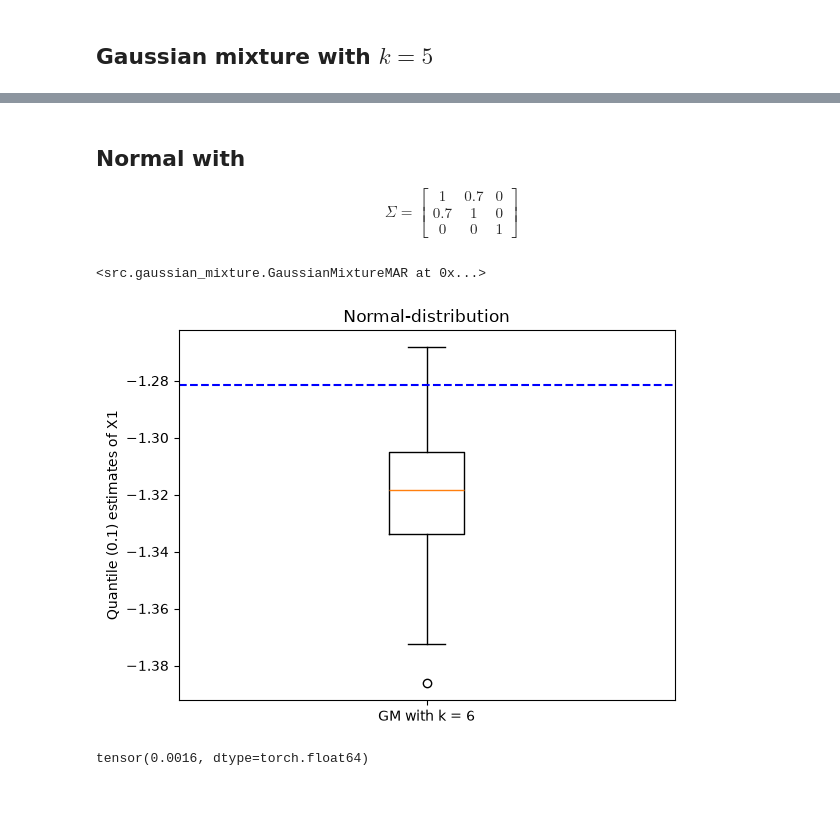
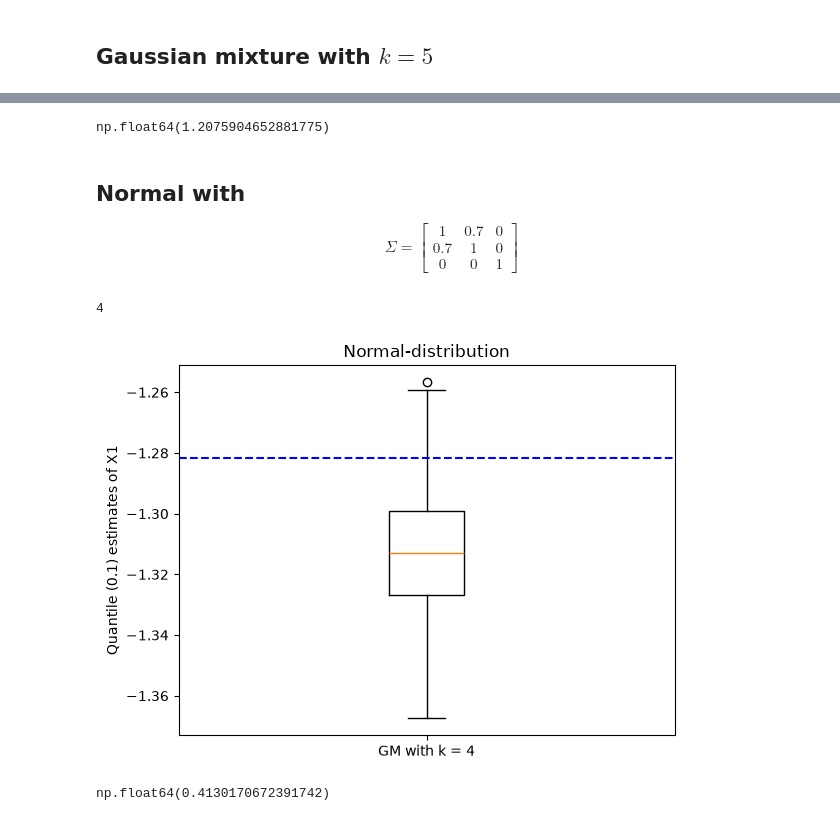
Before and after one commit to huimin-hu-stat/MAR, a Jupyter notebook: simulation.ipynb, the cells around one changed output, grey strips where cells are left out. Saved outputs shown, nothing was run; the diff lists cells and outputs as text; code cells hidden in the pictures.

```diff
--- a/simulation.ipynb
+++ b/simulation.ipynb
@@ -66,11 +72,4 @@ def true_quantile(dist, q=0.1, mu=None, sigma=None, pi=None, tol=1e-6, max_iter=
 # %%
-# GMM settings
-cov_type = 'id' # diag, id, uni_diag, uni_id
-n_k = 10
-start = 0
-step = 1
-n_mc = 100
-n_samples = 3000
 k_range = range(2, 9)
 
 gmm = GaussianMixtureMAR(
@@ -81,4 +80,5 @@ gmm = GaussianMixtureMAR(
     n_init=20
     )
 gmm.fit(X, M)
+print(gmm.best_k)
 # %% [output]
@@ -86 +86,7 @@ gmm.fit(X, M)
+# %%
+def quantile_x1(model, p, n_samples):
+    x = model.sample(n_samples)[0]
+    x1 = x[:, 0]
+    q = np.quantile(x1, p)
+    return q
 # %%
@@ -98,3 +104,7 @@ plt.show()
+# %%
+energy_distance(dg.generate(N, d)[0][:, 0][:, None], gmm.sample(n_samples)[0][:, 0][:, None])
+# %% [output]
+np.float64(1.2075904652881775)
 # %% [markdown]
 ## Normal with
 $$\Sigma = \begin{bmatrix} 1 & 0.7 & 0 \\ 0.7 & 1 & 0 \\ 0 & 0 & 1 \end{bmatrix}$$
@@ -106,16 +116,10 @@ alpha = 0.7
 #df = 3 # for Student t in particular
 dg = DataGenerator(dist, alpha, delta=0.01)
 X, M = dg.generate(N, d)
-# %%
-# GMM settings
-cov_type = 'id' # diag, id, uni_diag, uni_id
-n_k = 10
-start = 0
-step = 1
-n_mc = 100
-n_samples = 3000
 # %%
 k_range = range(2, 9)
+
+cov_type = 'diag'
 
 gmm = GaussianMixtureMAR(
     k_range=k_range,
@@ -125,17 +129,18 @@ gmm = GaussianMixtureMAR(
     n_init=20
     )
 gmm.fit(X, M)
+print(gmm.best_k)
 # %% [output]
-<src.gaussian_mixture.GaussianMixtureMAR at 0x...>
+4
 # %%
-q_x1 = [np.quantile(gmm.sample(n_samples)[0], 0.1) for _ in range(500)]
+q_x1 = [quantile_x1(gmm, p, n_samples) for _ in range(500)]
 
 q = true_quantile(dist)
 
 plt.boxplot(q_x1, tick_labels=[f'GM with k = {gmm.best_k}'])
 plt.axhline(y=q, color='blue', linestyle='--')
 plt.ylabel("Quantile (0.1) estimates of X1")
 plt.title(f'{dist}-distribution')
 plt.show()
 # %% [output]
-[figure, old version]
+[figure, new version]
@@ -144,4 +147,4 @@ from src.metrics import energy_distance
 # %%
-energy_distance(X, gmm.sample(n_samples)[0])
+energy_distance(dg.generate(N, d)[0][:, 0][:, None], gmm.sample(n_samples)[0][:, 0][:, None])
 # %% [output]
-tensor(0.0016, dtype=torch.float64)
+np.float64(0.4130170672391742)
```
Also changed, not shown: parts of 6 cells of this notebook.
